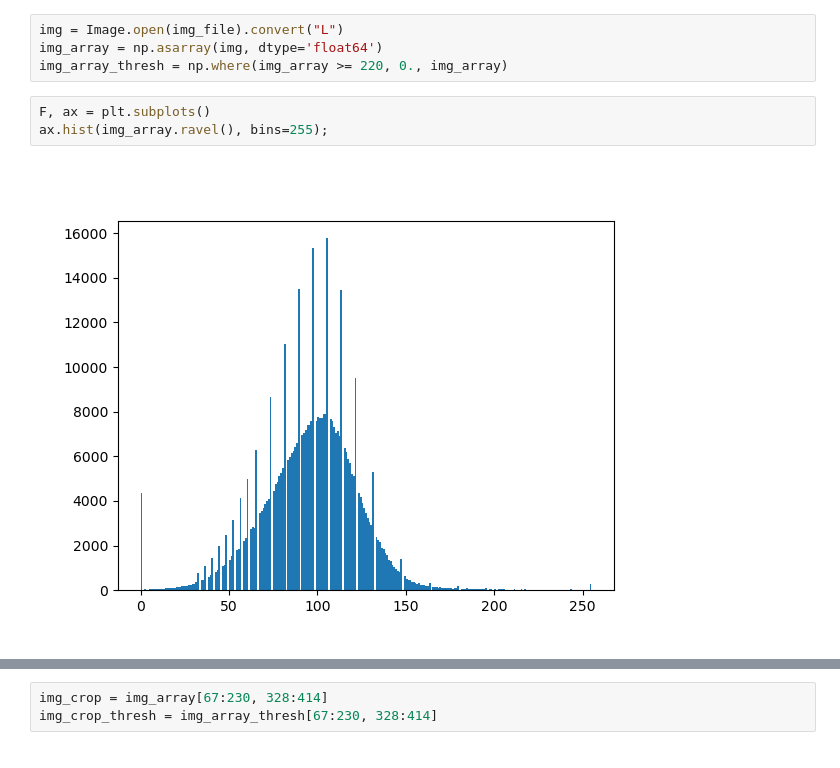
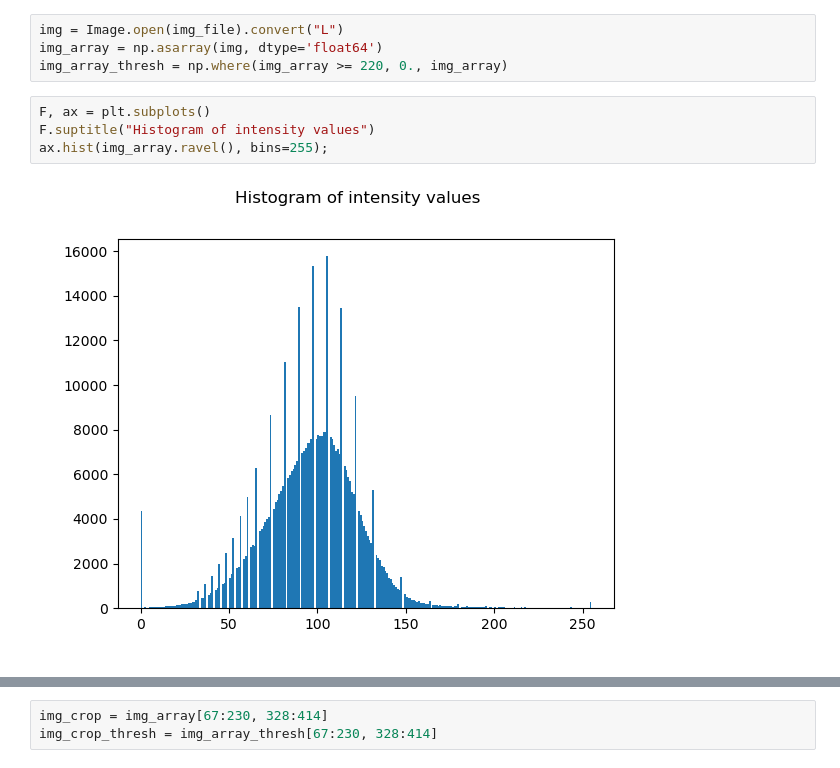
Before and after one commit to zyjux/harmonic_gw, a Jupyter notebook: local_autocorrelation.ipynb, the cells around one changed output, grey strips where cells are left out. Drawn from its saved outputs; the diff is of its cells as text.

```diff
--- a/local_autocorrelation.ipynb
+++ b/local_autocorrelation.ipynb
@@ -13,8 +13,9 @@ img_array = np.asarray(img, dtype='float64')
 img_array_thresh = np.where(img_array >= 220, 0., img_array)
 # %%
 F, ax = plt.subplots()
+F.suptitle("Histogram of intensity values")
 ax.hist(img_array.ravel(), bins=255);
 # %% [output]
-[figure, old version]
+[figure, new version]
 # %%
 F, ax = plt.subplots(1, 2, figsize=(12, 8))
```
Also changed, not shown: parts of 11 cells of this notebook.
